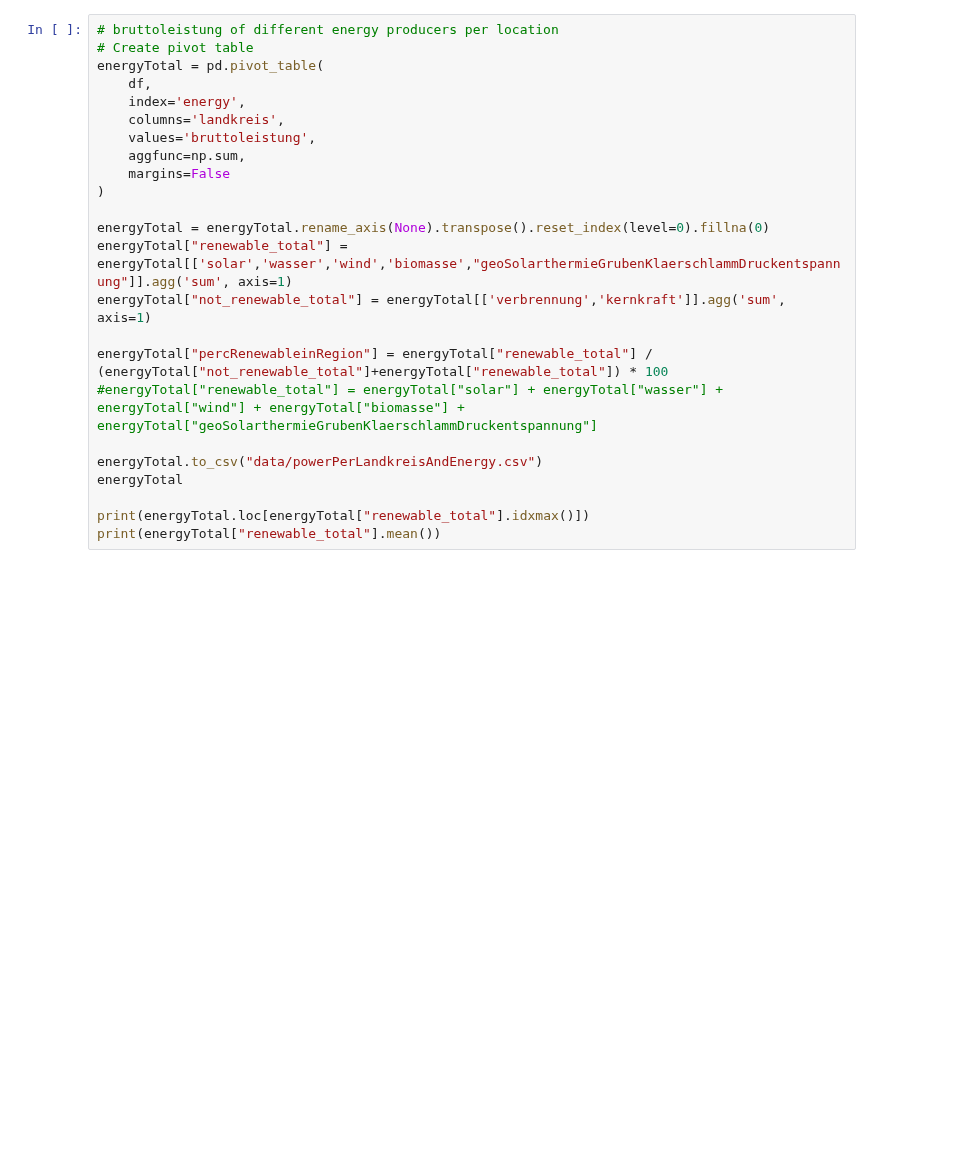
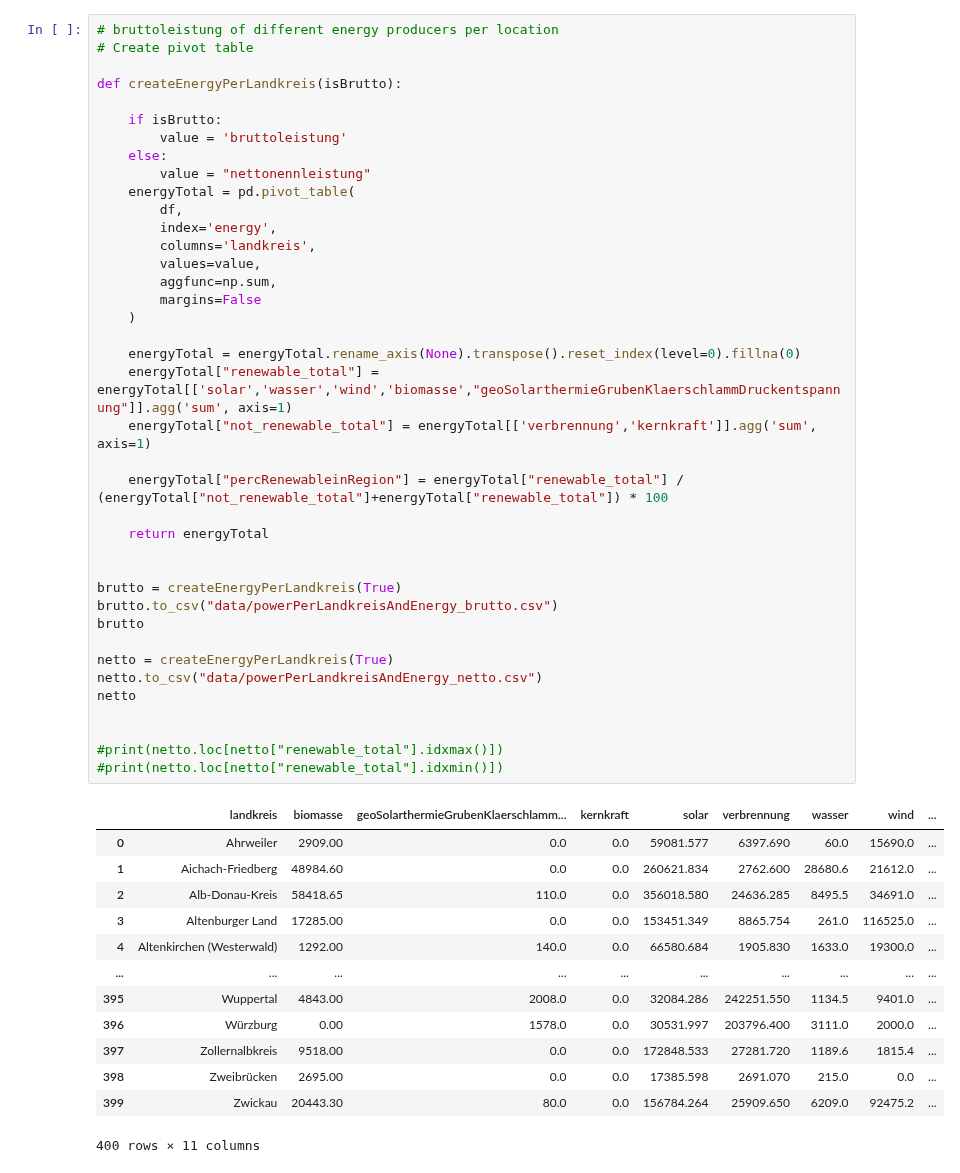
Before and after one commit to uclab-potsdam/klimataz, a Jupyter notebook: data_exploration/energygermany.ipynb, the cells around one changed output. Saved outputs shown, nothing was run; the diff lists cells and outputs as text; blank space fills up the shorter version.

```diff
--- a/data_exploration/energygermany.ipynb
+++ b/data_exploration/energygermany.ipynb
@@ -124,24 +166,53 @@ df
 # %%
 # bruttoleistung of different energy producers per location
 # Create pivot table
-energyTotal = pd.pivot_table(
-    df,
-    index='energy',
-    columns='landkreis',
-    values='bruttoleistung',
-    aggfunc=np.sum,
-    margins=False
-)
 
-energyTotal = energyTotal.rename_axis(None).transpose().reset_index(level=0).fillna(0)
-energyTotal["renewable_total"] = energyTotal[['solar','wasser','wind','biomasse',"geoSolarthermieGrubenKlaerschlammDruckentspannung"]].agg('sum', axis=1)
-energyTotal["not_renewable_total"] = energyTotal[['verbrennung','kernkraft']].agg('sum', axis=1)
+def createEnergyPerLandkreis(isBrutto):
 
-energyTotal["percRenewableinRegion"] = energyTotal["renewable_total"] / (energyTotal["not_renewable_total"]+energyTotal["renewable_total"]) * 100
-#energyTotal["renewable_total"] = energyTotal["solar"] + energyTotal["wasser"] + energyTotal["wind"] + energyTotal["biomasse"] + energyTotal["geoSolarthermieGrubenKlaerschlammDruckentspannung"]
+    if isBrutto:
+        value = 'bruttoleistung'
+    else:
+        value = "nettonennleistung"
+    energyTotal = pd.pivot_table(
+        df,
+        index='energy',
+        columns='landkreis',
+        values=value,
+        aggfunc=np.sum,
+        margins=False
+    )
 
-energyTotal.to_csv("data/powerPerLandkreisAndEnergy.csv")
-energyTotal
+    energyTotal = energyTotal.rename_axis(None).transpose().reset_index(level=0).fillna(0)
+    energyTotal["renewable_total"] = energyTotal[['solar','wasser','wind','biomasse',"geoSolarthermieGrubenKlaerschlammDruckentspannung"]].agg('sum', axis=1)
+    energyTotal["not_renewable_total"] = energyTotal[['verbrennung','kernkraft']].agg('sum', axis=1)
 
-print(energyTotal.loc[energyTotal["renewable_total"].idxmax()])
-print(energyTotal["renewable_total"].mean())
+    energyTotal["percRenewableinRegion"] = energyTotal["renewable_total"] / (energyTotal["not_renewable_total"]+energyTotal["renewable_total"]) * 100
+
+    return energyTotal
+
+
+brutto = createEnergyPerLandkreis(True)
+brutto.to_csv("data/powerPerLandkreisAndEnergy_brutto.csv")
+brutto
+
+netto = createEnergyPerLandkreis(True)
+netto.to_csv("data/powerPerLandkreisAndEnergy_netto.csv")
+netto
+
+
+#print(netto.loc[netto["renewable_total"].idxmax()])
+#print(netto.loc[netto["renewable_total"].idxmin()])
+# %% [output]
+|  | landkreis | biomasse | geoSolarthermieGrubenKlaerschlamm... | kernkraft | solar | verbrennung | wasser | wind | ... |
+| 0 | Ahrweiler | 2909.00 | 0.0 | 0.0 | 59081.577 | 6397.690 | 60.0 | 15690.0 | ... |
+| 1 | Aichach-Friedberg | 48984.60 | 0.0 | 0.0 | 260621.834 | 2762.600 | 28680.6 | 21612.0 | ... |
+| 2 | Alb-Donau-Kreis | 58418.65 | 110.0 | 0.0 | 356018.580 | 24636.285 | 8495.5 | 34691.0 | ... |
+| 3 | Altenburger Land | 17285.00 | 0.0 | 0.0 | 153451.349 | 8865.754 | 261.0 | 116525.0 | ... |
+| 4 | Altenkirchen (Westerwald) | 1292.00 | 140.0 | 0.0 | 66580.684 | 1905.830 | 1633.0 | 19300.0 | ... |
+| ... | ... | ... | ... | ... | ... | ... | ... | ... | ... |
+| 395 | Wuppertal | 4843.00 | 2008.0 | 0.0 | 32084.286 | 242251.550 | 1134.5 | 9401.0 | ... |
+| 396 | Würzburg | 0.00 | 1578.0 | 0.0 | 30531.997 | 203796.400 | 3111.0 | 2000.0 | ... |
+| 397 | Zollernalbkreis | 9518.00 | 0.0 | 0.0 | 172848.533 | 27281.720 | 1189.6 | 1815.4 | ... |
+| 398 | Zweibrücken | 2695.00 | 0.0 | 0.0 | 17385.598 | 2691.070 | 215.0 | 0.0 | ... |
+| 399 | Zwickau | 20443.30 | 80.0 | 0.0 | 156784.264 | 25909.650 | 6209.0 | 92475.2 | ... |
+400 rows × 11 columns
```
Also changed, not shown: parts of 6 cells of this notebook, 4 other files.
